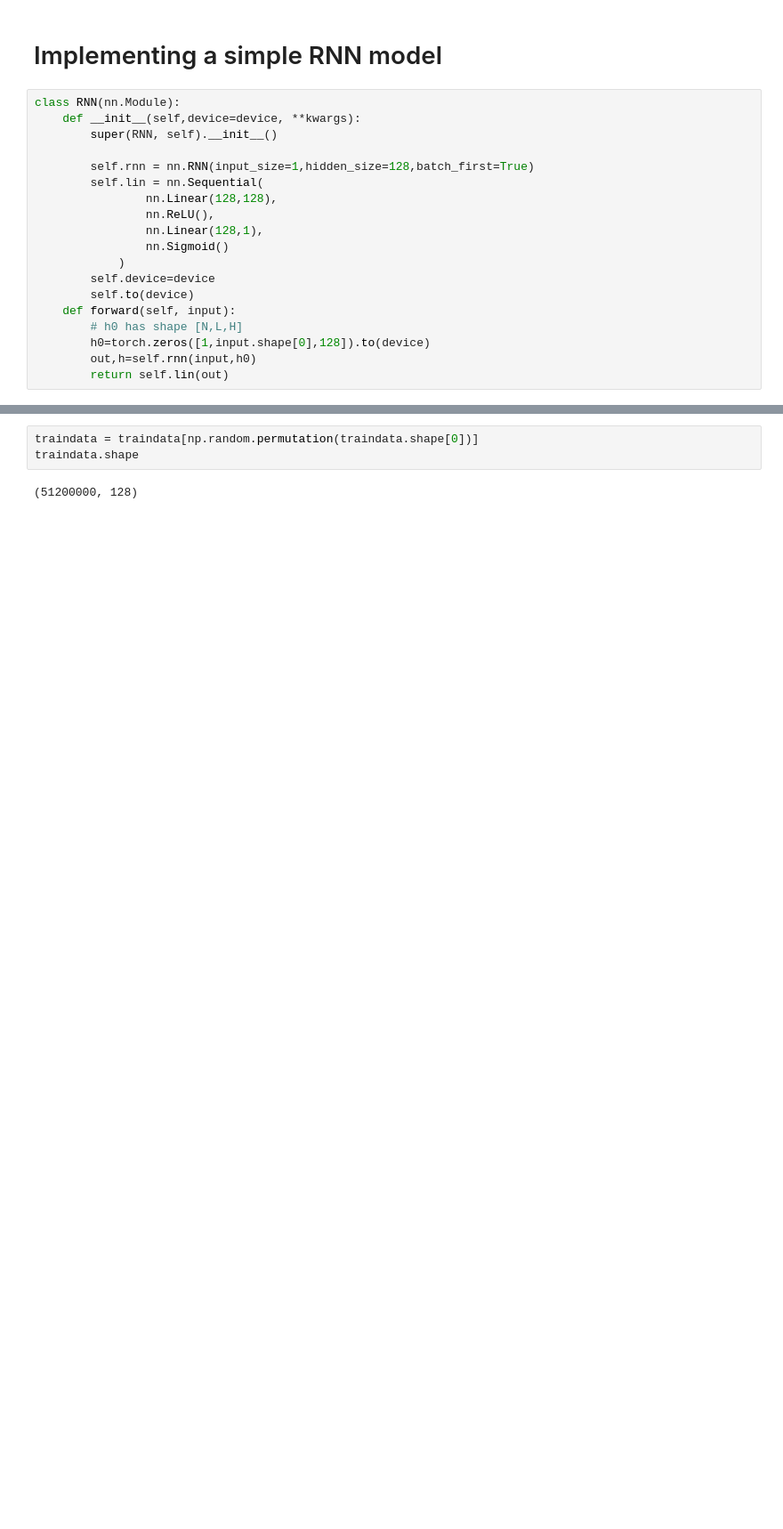
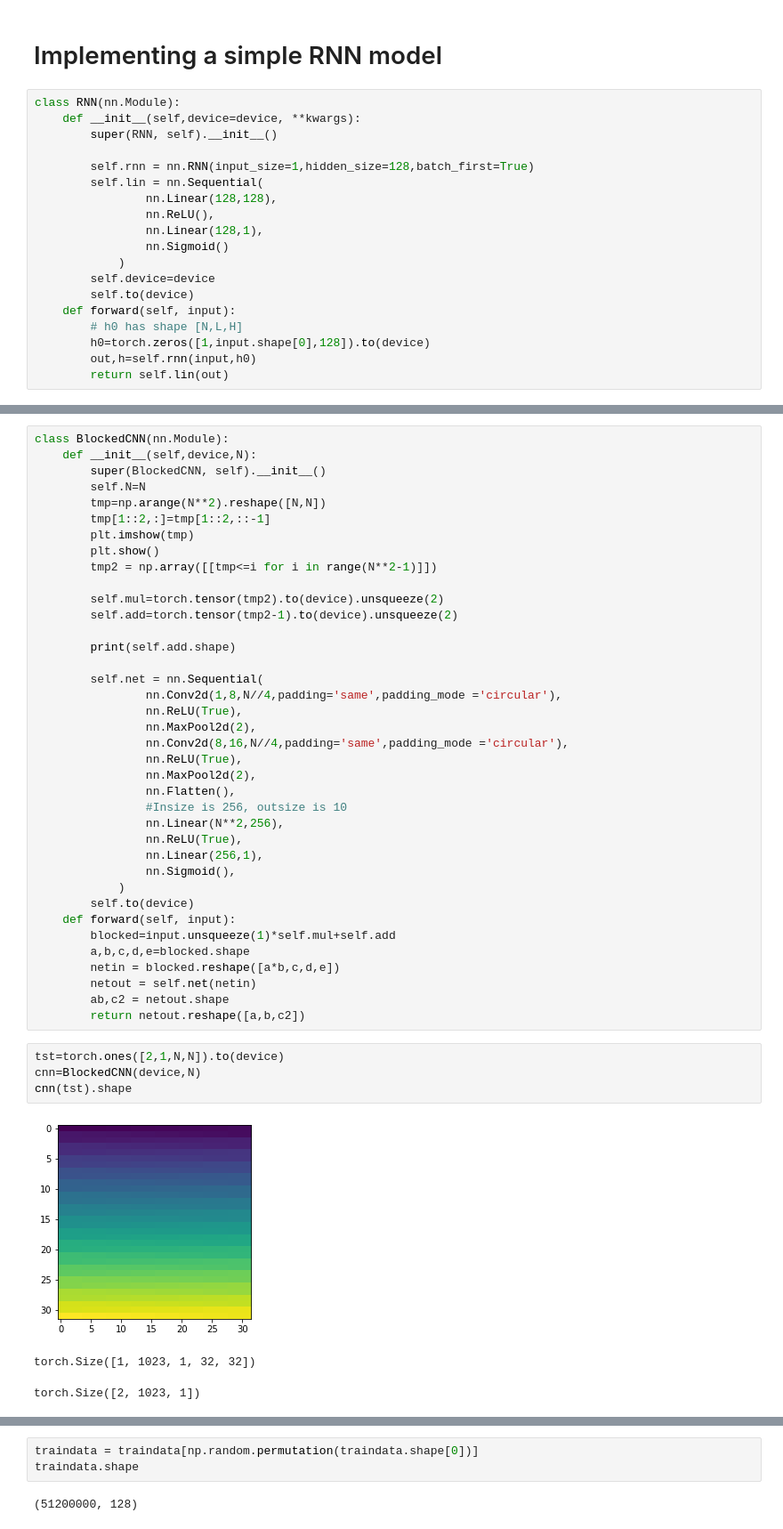
Before and after one commit to ksprague1/Watch-and-Learn-torch, a Jupyter notebook: Networks.ipynb, the cells around one changed output, grey strips where cells are left out. Shown at 89% size. Saved outputs shown, nothing was run; the diff lists cells and outputs as text; blank space fills up the shorter version.

```diff
--- a/Networks.ipynb
+++ b/Networks.ipynb
@@ -78,0 +97,46 @@ class RNN(nn.Module):
+# %%
+class BlockedCNN(nn.Module):
+    def __init__(self,device,N):
+        super(BlockedCNN, self).__init__()
+        self.N=N
+        tmp=np.arange(N**2).reshape([N,N])
+        tmp[1::2,:]=tmp[1::2,::-1]
+        plt.imshow(tmp)
+        plt.show()
+        tmp2 = np.array([[tmp<=i for i in range(N**2-1)]])
+
+        self.mul=torch.tensor(tmp2).to(device).unsqueeze(2)
+        self.add=torch.tensor(tmp2-1).to(device).unsqueeze(2)
+
+        print(self.add.shape)
+
+        self.net = nn.Sequential(
+                nn.Conv2d(1,8,N//4,padding='same',padding_mode ='circular'),
+                nn.ReLU(True),
+                nn.MaxPool2d(2),
+                nn.Conv2d(8,16,N//4,padding='same',padding_mode ='circular'),
+                nn.ReLU(True),
+                nn.MaxPool2d(2),
+                nn.Flatten(),
+                #Insize is 256, outsize is 10
+                nn.Linear(N**2,256),
+                nn.ReLU(True),
+                nn.Linear(256,1),
+                nn.Sigmoid(),
+            )
+        self.to(device)
+    def forward(self, input):
+        blocked=input.unsqueeze(1)*self.mul+self.add
+        a,b,c,d,e=blocked.shape
+        netin = blocked.reshape([a*b,c,d,e])
+        netout = self.net(netin)
+        ab,c2 = netout.shape
+        return netout.reshape([a,b,c2])
+# %%
+tst=torch.ones([2,1,N,N]).to(device)
+cnn=BlockedCNN(device,N)
+cnn(tst).shape
+# %% [output]
+[figure, added]
+torch.Size([1, 1023, 1, 32, 32])
+torch.Size([2, 1023, 1])
```
Also changed, not shown: parts of 31 cells of this notebook, 2 other files.
